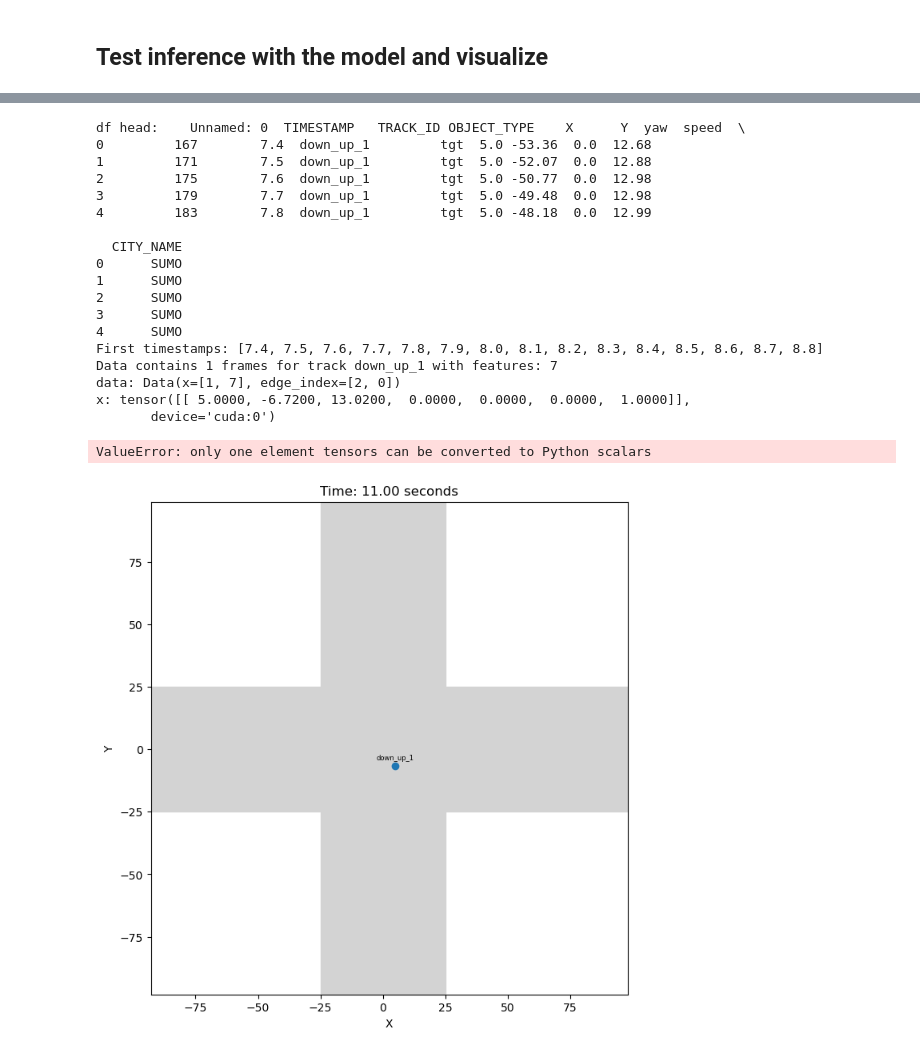
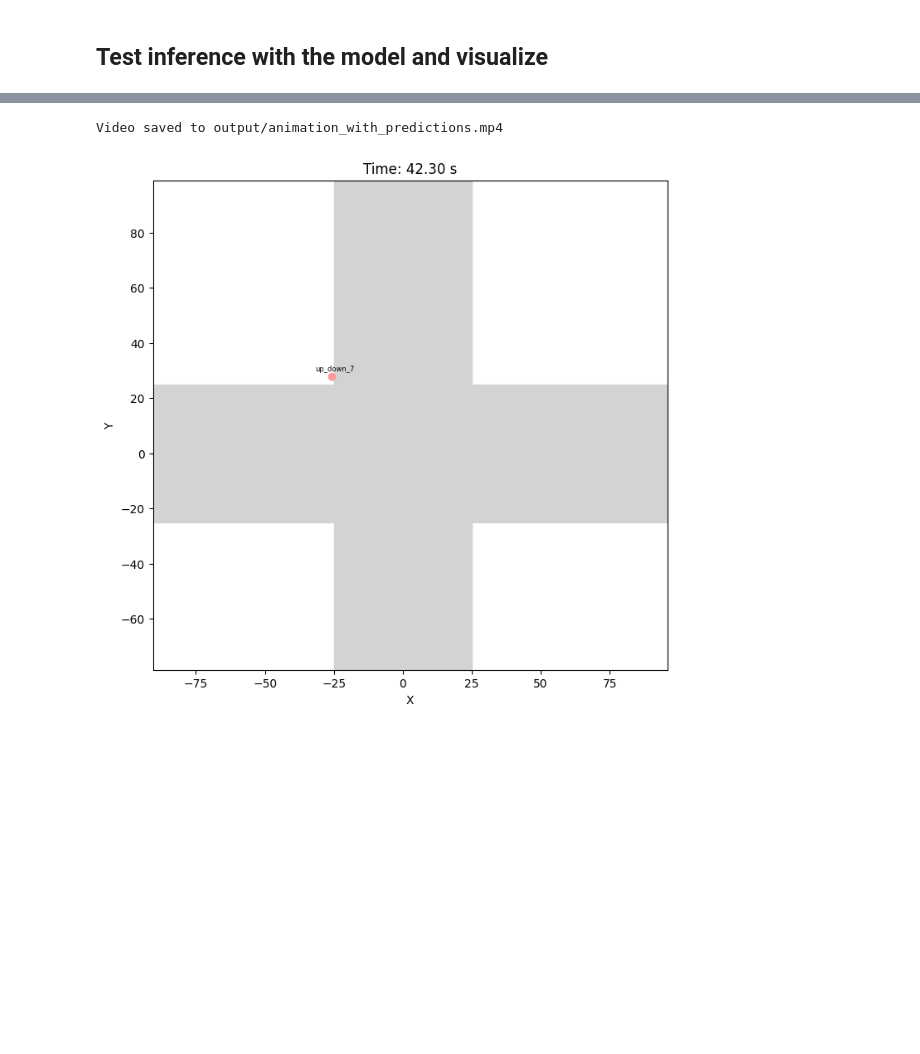
Before and after one commit to Dani13vg/Multi_Agent_Intersection, a Jupyter notebook: data_visualization.ipynb, the cells around one changed output, grey strips where cells are left out. Drawn from its saved outputs; the diff is of its cells as text; code cells hidden in the pictures; blank space fills up the shorter version.

```diff
--- a/data_visualization.ipynb
+++ b/data_visualization.ipynb
@@ -298,36 +338,21 @@ def visualize_with_prediction(
-# %%
-# --- data and weights paths ---
-csv_folder = 'csv/train_1k_simple_separate_10m'
-model_path = 'trained_params_archive/sumo_with_mpc_online_control/model_rot_gnn_mtl_np_sumo_0911_e3_1930.pth'
-device = torch.device("cuda" if torch.cuda.is_available() else "cpu")
-
-output_video_path = 'output/animation_with_predictions.mp4'
-
-visualize_with_prediction(
-    csv_folder=csv_folder,
-    model_path=model_path,
-    output_video_path=output_video_path,
-    device=device,
-    interval_ms=100
-)
-# %% [output]
-df head:    Unnamed: 0  TIMESTAMP   TRACK_ID OBJECT_TYPE    X      Y  yaw  speed  \
-0         167        7.4  down_up_1         tgt  5.0 -53.36  0.0  12.68
-1         171        7.5  down_up_1         tgt  5.0 -52.07  0.0  12.88
-2         175        7.6  down_up_1         tgt  5.0 -50.77  0.0  12.98
-3         179        7.7  down_up_1         tgt  5.0 -49.48  0.0  12.98
-4         183        7.8  down_up_1         tgt  5.0 -48.18  0.0  12.99
-
-  CITY_NAME
-0      SUMO
-1      SUMO
-2      SUMO
-3      SUMO
-4      SUMO
-First timestamps: [7.4, 7.5, 7.6, 7.7, 7.8, 7.9, 8.0, 8.1, 8.2, 8.3, 8.4, 8.5, 8.6, 8.7, 8.8]
-Data contains 1 frames for track down_up_1 with features: 7
-data: Data(x=[1, 7], edge_index=[2, 0])
-x: tensor([[ 5.0000, -6.7200, 13.0200,  0.0000,  0.0000,  0.0000,  1.0000]],
-       device='cuda:0')
-ValueError: only one element tensors can be converted to Python scalars
-[figure, removed]
+# %%
+# --- data and weights paths ---
+csv_folder = 'data'
+model_path = 'model_rot_gnn_mtl_np_sumo_0911_e3_1930.pth'
+device = torch.device("cuda" if torch.cuda.is_available() else "cpu")
+bg_img_path = 'simple_separate_10m_binary.png'
+output_video_path = 'output/animation_with_predictions.mp4'
+
+visualize_with_prediction(
+    csv_folder=csv_folder,
+    model_path=model_path,
+    output_video_path=output_video_path,
+    device=device,
+    interval_ms=100,
+    duration_sec=35,
+    background_path=None,
+    show_progress=True
+)
+# %% [output]
+Video saved to output/animation_with_predictions.mp4
+[figure, added]
```
Also changed, not shown: parts of 4 cells of this notebook.
